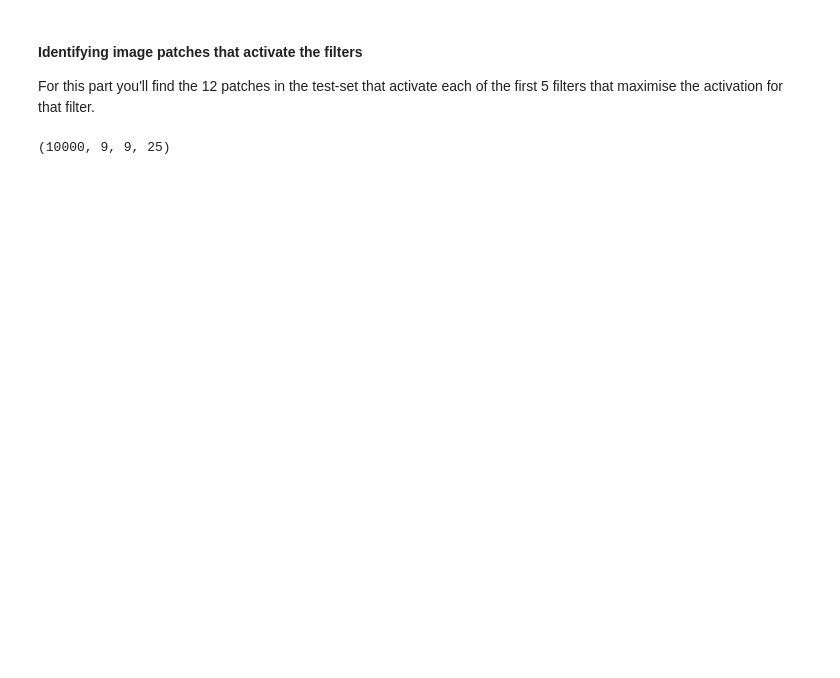
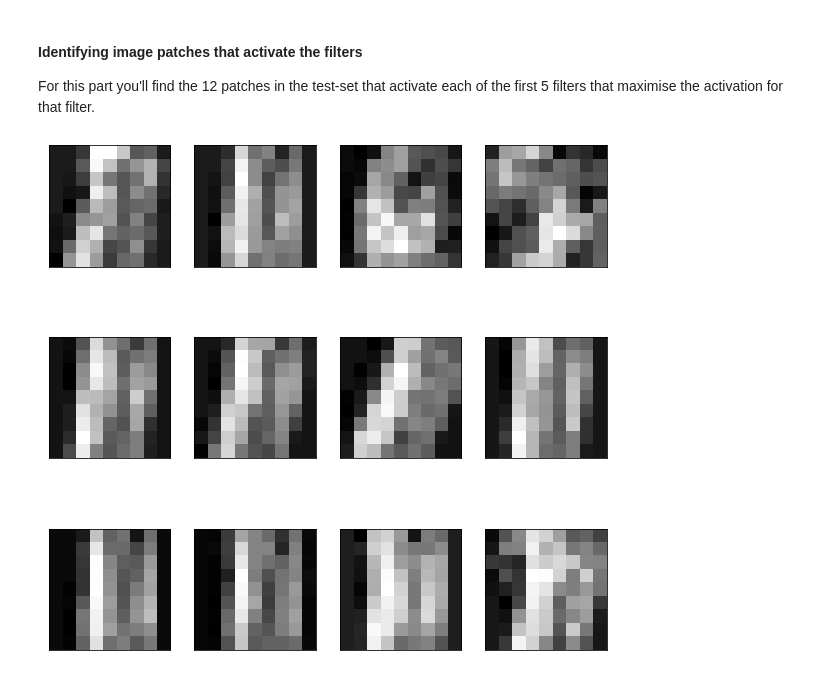
Before and after one commit to ycheng14799/MLPractical3, a Jupyter notebook: convnet.ipynb, the cells around one changed output. Saved outputs shown, nothing was run; the diff lists cells and outputs as text; code cells hidden in the pictures; blank space fills up the shorter version.

```diff
--- a/convnet.ipynb
+++ b/convnet.ipynb
@@ -173,10 +173,17 @@ for i in range(25):
 #### Identifying image patches that activate the filters
 
 For this part you'll find the 12 patches in the test-set that activate each of the first 5 filters that maximise the activation for that filter.
-# %%
-H =  sess.run(h_conv1, feed_dict={x: mnist.test.images})
-
-# Add code to visualise patches in the test set that find the most result in
-# the highest activations for filters 0, ... 4
-# %% [output]
-(10000, 9, 9, 25)
+# %%
+H =  sess.run(h_conv1, feed_dict={x: mnist.test.images})
+totActivation = np.sum(H,axis=(1,2,3))
+rankings = np.argsort(totActivation)
+# Visualize
+# Add code to visualise filters here
+fig = plt.figure()
+for i in range(12):
+    ax = fig.add_subplot(3, 4, i + 1)
+    ax.set_xticks(())
+    ax.set_yticks(())
+    ax.imshow(np.mean(H[rankings[i],:,:], axis=2), cmap='Greys_r')
+# %% [output]
+[figure, added]
```
Also changed, not shown: parts of 4 cells of this notebook.
